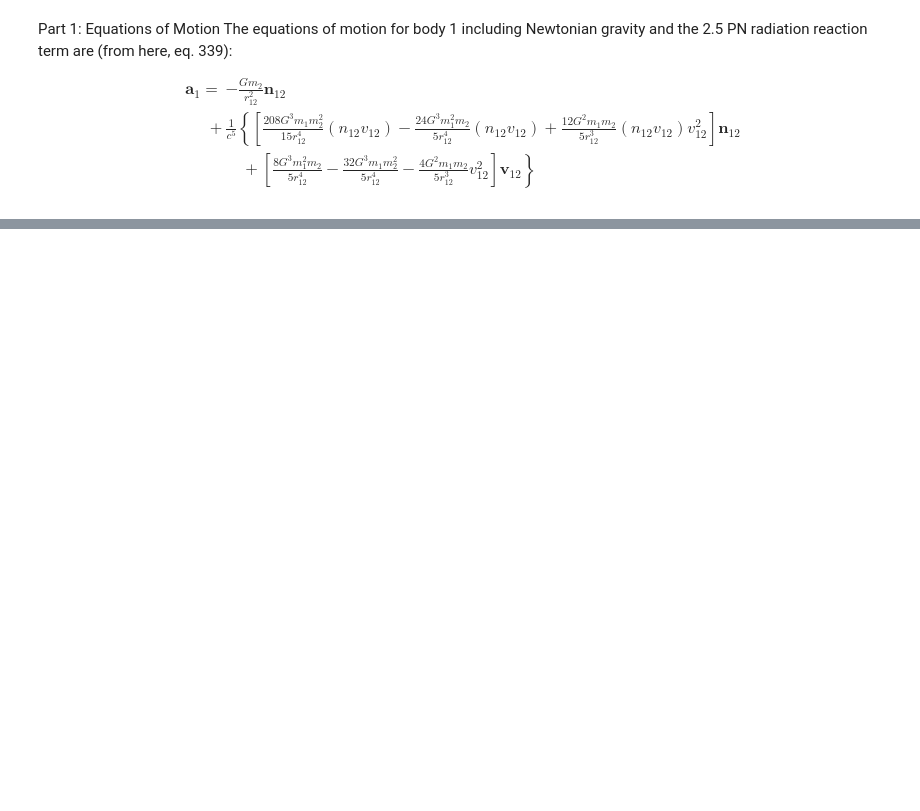
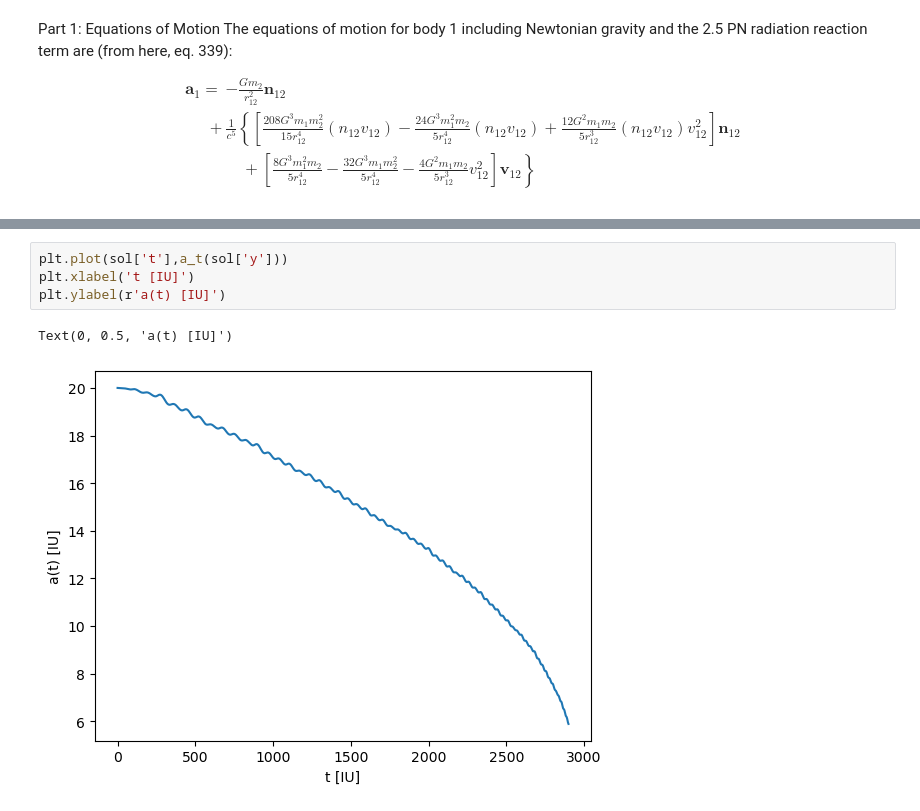
Before and after one commit to ebianchi803/computational_astrophysics, a Jupyter notebook: ODE/GW.ipynb, the cells around one changed output, grey strips where cells are left out. Cells and saved outputs as stored; diff of their text form; blank space fills up the shorter version.

```diff
--- a/ODE/GW.ipynb
+++ b/ODE/GW.ipynb
@@ -32,0 +130,7 @@ where $M=m_1+m_2, r=|\boldsymbol{r}|, v=|\boldsymbol{v}|, h=|\boldsymbol{h}|$.
+# %%
+plt.plot(sol['t'],a_t(sol['y']))
+plt.xlabel('t [IU]')
+plt.ylabel(r'a(t) [IU]')
+# %% [output]
+Text(0, 0.5, 'a(t) [IU]')
+[figure, added]
```
Also changed, not shown: parts of 13 cells of this notebook.
